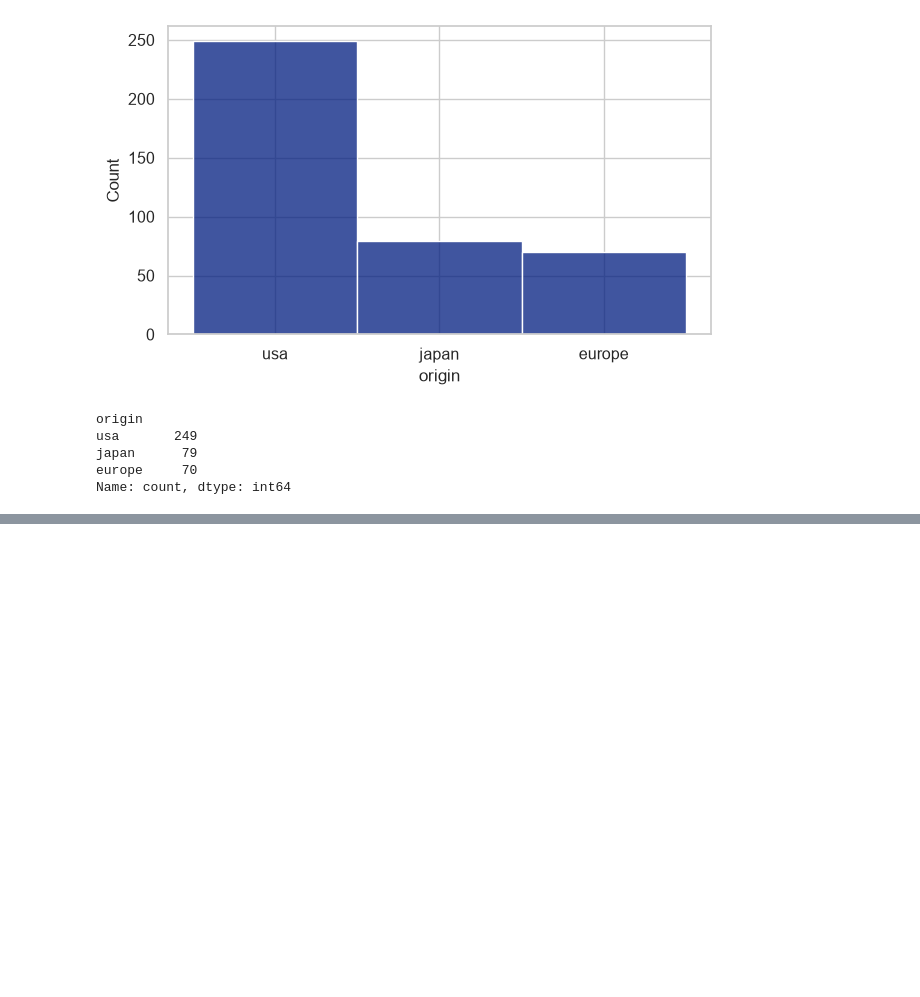
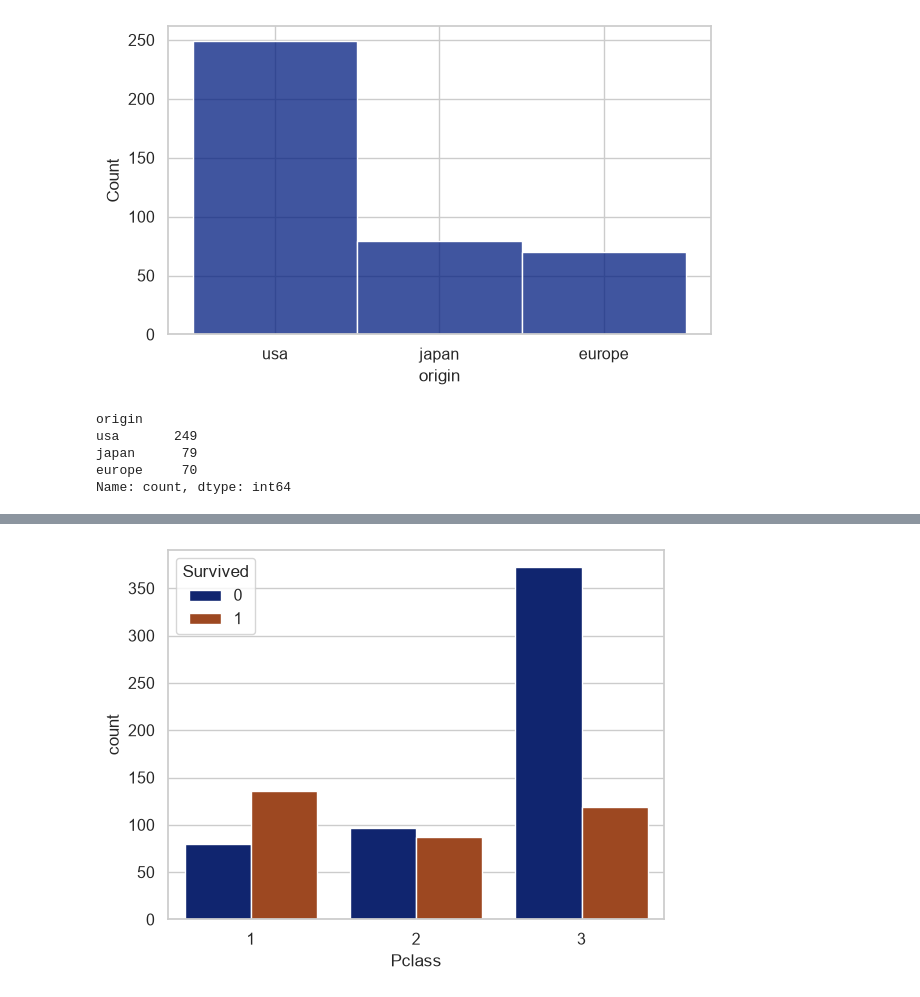
Before and after one commit to rawatrishab007/Machine-Learning, a Jupyter notebook: Practice/plotting.ipynb, the cells around one changed output, grey strips where cells are left out. Drawn from its saved outputs; the diff is of its cells as text; code cells hidden in the pictures; blank space fills up the shorter version.

```diff
--- a/Practice/plotting.ipynb
+++ b/Practice/plotting.ipynb
@@ -67,0 +82,6 @@ Name: count, dtype: int64
+# %%
+plt.Figure(figsize=(7,4))
+sns.countplot(data=df,x='Pclass',hue='Survived')
+plt.show()
+# %% [output]
+[figure, added]
```
Also changed, not shown: parts of 5 cells of this notebook, 17 other files.
